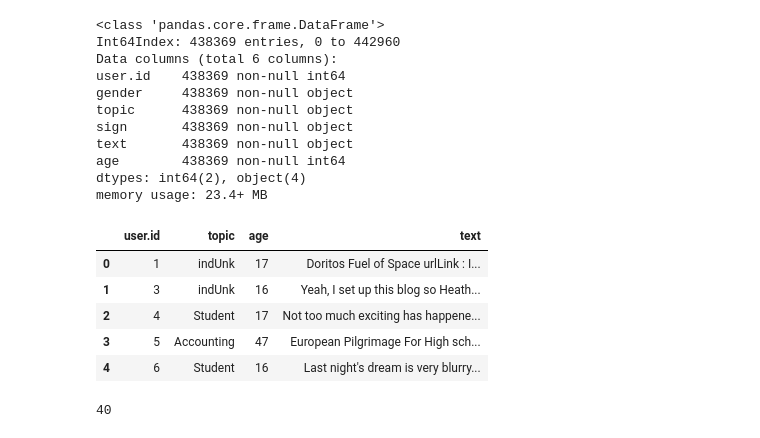
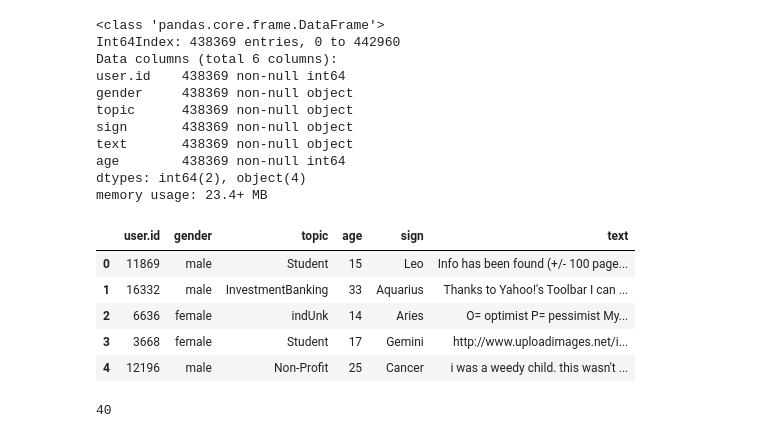
Before and after one commit to momorr317/Blogosphere_text_analytics, a Jupyter notebook: Jing/ntlk.ipynb, the cells around one changed output. Cells and saved outputs as stored; diff of their text form; code cells hidden in the pictures.

Commit message:
data meta text

```diff
--- a/Jing/ntlk.ipynb
+++ b/Jing/ntlk.ipynb
@@ -63,15 +63,15 @@ age        438369 non-null int64
 dtypes: int64(2), object(4)
 memory usage: 23.4+ MB
 # %%
-train_groupby = train_nodup.groupby(['user.id','topic','age'])['text'].apply(''.join).reset_index()
+train_groupby = train_nodup.groupby(['user.id','gender','topic','age','sign'], sort = False)['text'].apply(''.join).reset_index()
 train_groupby.head()
 # %% [output]
-|  | user.id | topic | age | text |
-| 0 | 1 | indUnk | 17 | Doritos Fuel of Space urlLink : I... |
-| 1 | 3 | indUnk | 16 | Yeah, I set up this blog so Heath... |
-| 2 | 4 | Student | 17 | Not too much exciting has happene... |
-| 3 | 5 | Accounting | 47 | European Pilgrimage For High sch... |
-| 4 | 6 | Student | 16 | Last night's dream is very blurry... |
+|  | user.id | gender | topic | age | sign | text |
+| 0 | 11869 | male | Student | 15 | Leo | Info has been found (+/- 100 page... |
+| 1 | 16332 | male | InvestmentBanking | 33 | Aquarius | Thanks to Yahoo!'s Toolbar I can ... |
+| 2 | 6636 | female | indUnk | 14 | Aries | O= optimist P= pessimist My... |
+| 3 | 3668 | female | Student | 17 | Gemini | http://www.uploadimages.net/i... |
+| 4 | 12196 | male | Non-Profit | 25 | Cancer | i was a weedy child. this wasn't ... |
 # %%
 topicList = train_groupby['topic'].unique().tolist()
 len(topicList)
```
Also changed, not shown: parts of 17 cells of this notebook, 2 other files.
